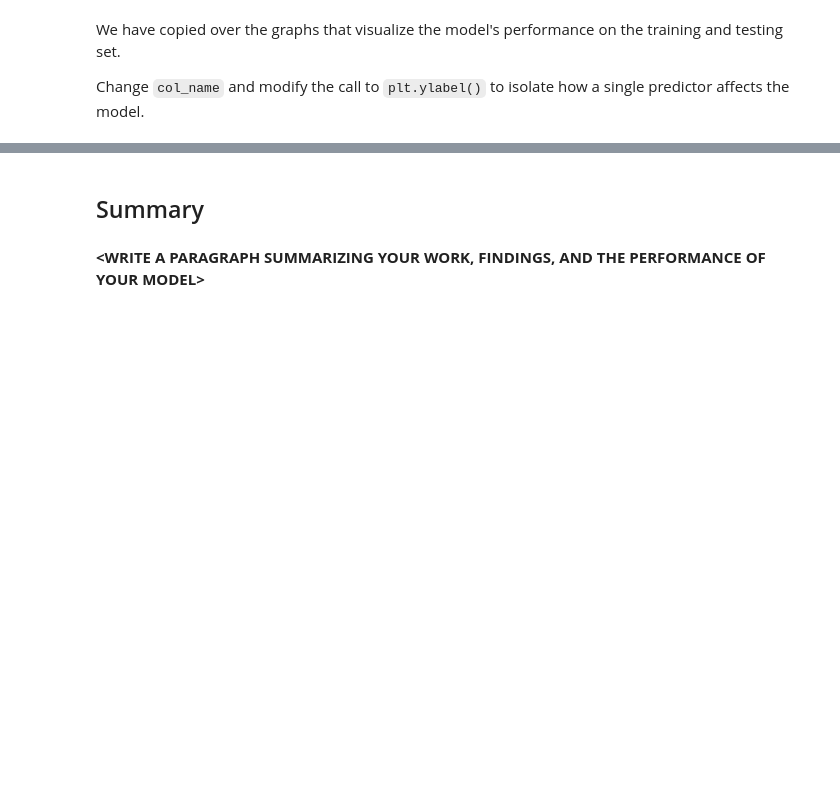
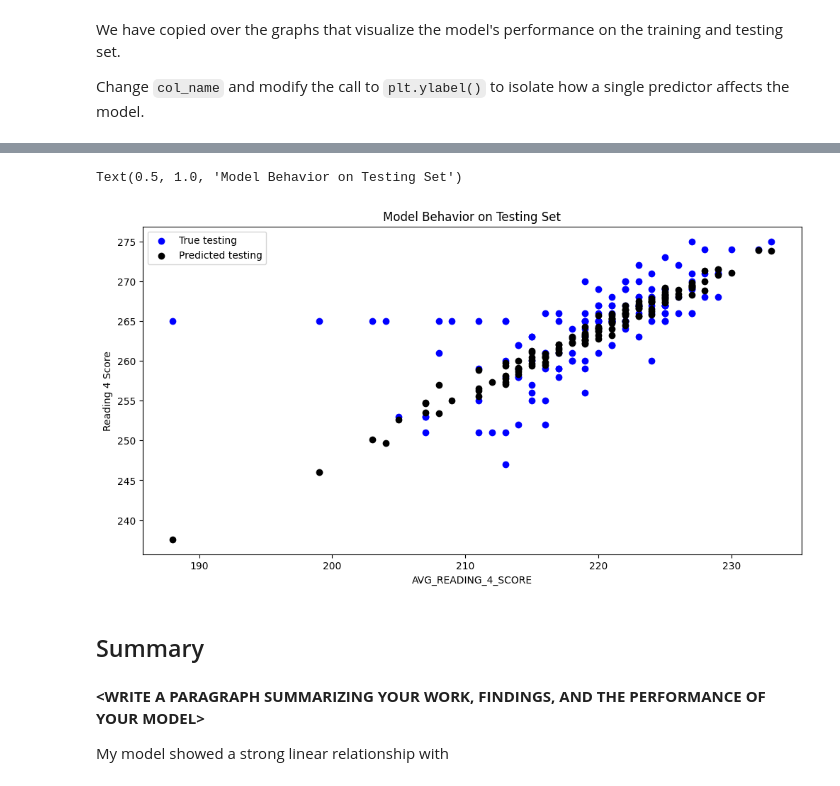
Before and after one commit to nanditashenoy/MDST-Tutorial, a Jupyter notebook: tutorial1/checkpoint1.ipynb, the cells around one changed output, grey strips where cells are left out. Cells and saved outputs as stored; diff of their text form; code cells hidden in the pictures; blank space fills up the shorter version.

```diff
--- a/tutorial1/checkpoint1.ipynb
+++ b/tutorial1/checkpoint1.ipynb
@@ -176,15 +244,20 @@ Change `col_name` and modify the call to `plt.ylabel()` to isolate how a single
 # %%
-# col_name = 'COLUMN NAME OF ONE PREDICTOR"
+col_name = 'AVG_READING_4_SCORE'
 
-# f = plt.figure(figsize=(12,6))
-# plt.scatter(X_test[col_name], y_test, color = "blue")
-# plt.scatter(X_test[col_name], model.predict(X_test), color = "black")
+f = plt.figure(figsize=(12,6))
+plt.scatter(X_test[col_name], y_test, color = "blue")
+plt.scatter(X_test[col_name], model.predict(X_test), color = "black")
 
-# plt.legend(['True testing','Predicted testing'])
-# plt.xlabel(col_name)
-# plt.ylabel('NAME OF THE PREDICTOR')
-# plt.title("Model Behavior on Testing Set")
+plt.legend(['True testing','Predicted testing'])
+plt.xlabel(col_name)
+plt.ylabel('Reading 4 Score')
+plt.title("Model Behavior on Testing Set")
+# %% [output]
+Text(0.5, 1.0, 'Model Behavior on Testing Set')
+[figure, added]
 # %% [markdown]
 <h2> Summary </h2>
 # %% [markdown]
 **<WRITE A PARAGRAPH SUMMARIZING YOUR WORK, FINDINGS, AND THE PERFORMANCE OF YOUR MODEL\>**
+
+My model showed a strong linear relationship with
```
Also changed, not shown: parts of 10 cells of this notebook, 1 other file.
